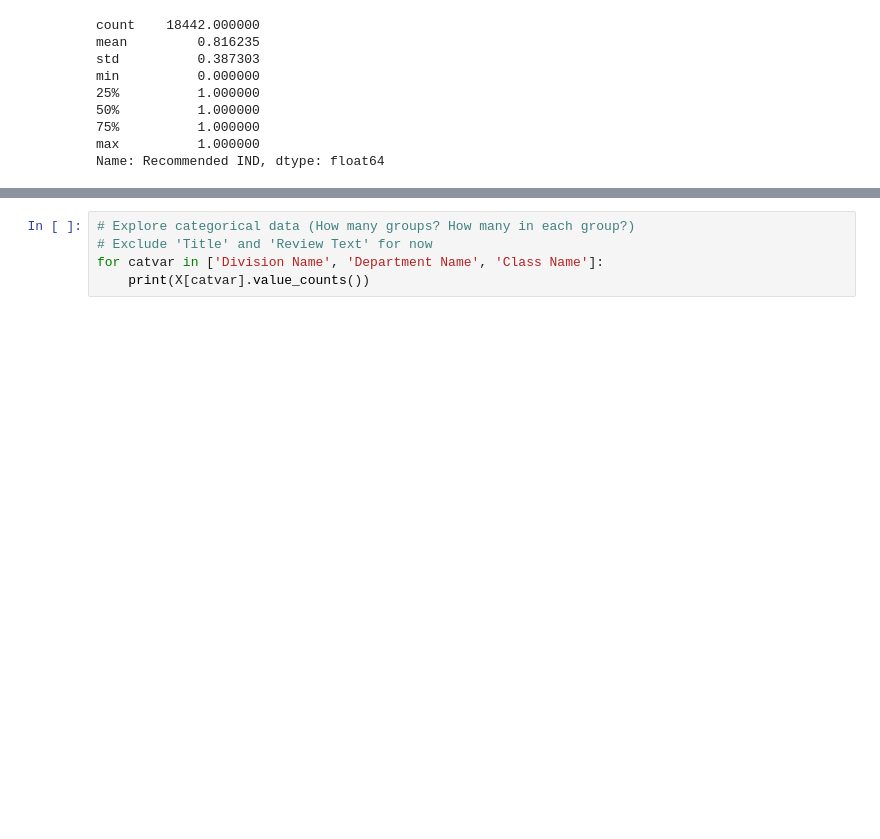
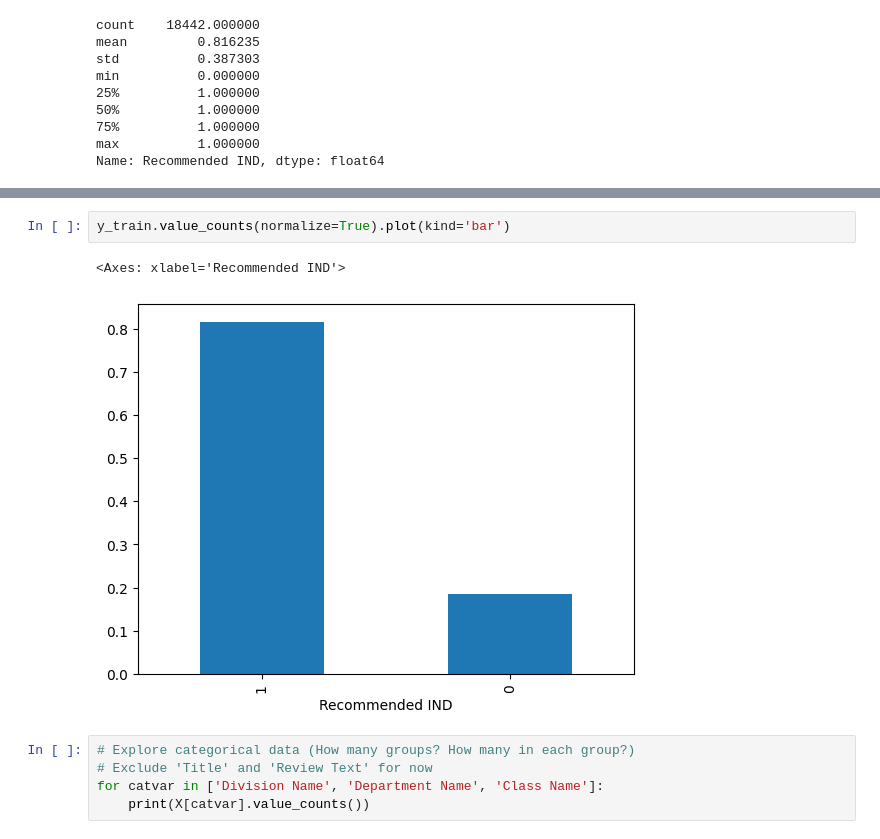
Before and after one commit to norrateng/dsnd-pipelines-project, a Jupyter notebook: starter/starter.ipynb, the cells around one changed output, grey strips where cells are left out. Drawn from its saved outputs; the diff is of its cells as text; blank space fills up the shorter version.

```diff
--- a/starter/starter.ipynb
+++ b/starter/starter.ipynb
@@ -172,3 +177,8 @@ Name: Recommended IND, dtype: float64
+# %%
+y_train.value_counts(normalize=True).plot(kind='bar')
+# %% [output]
+<Axes: xlabel='Recommended IND'>
+[figure, added]
 # %%
 # Explore categorical data (How many groups? How many in each group?)
 # Exclude 'Title' and 'Review Text' for now
```
Also changed, not shown: parts of 23 cells of this notebook.
